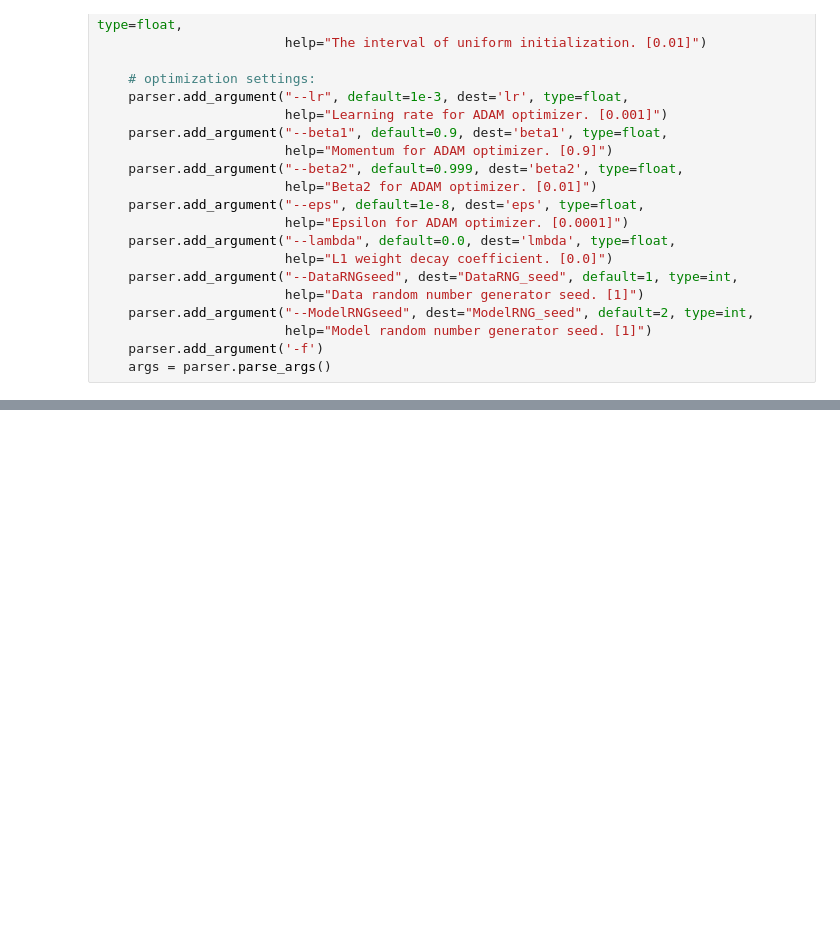
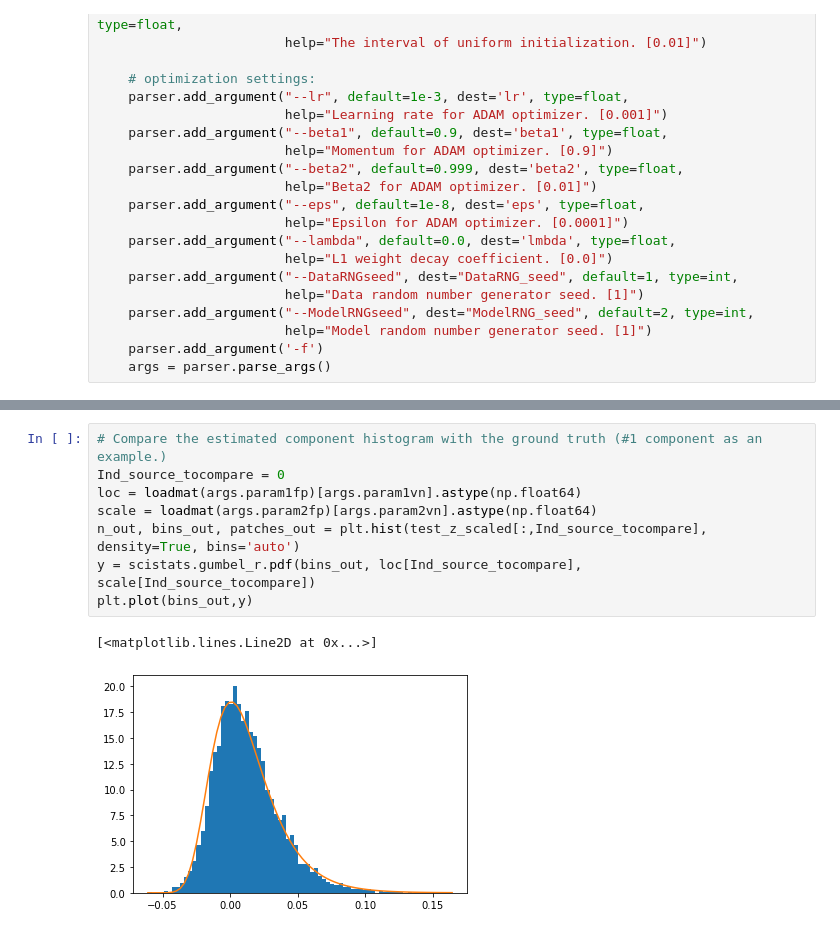
Before and after one commit to rjin1/NICE_Experiments_Notebook, a Jupyter notebook: NICE_Experiment_Main.ipynb, the cells around one changed output, grey strips where cells are left out. Saved outputs shown, nothing was run; the diff lists cells and outputs as text; blank space fills up the shorter version.

```diff
--- a/NICE_Experiment_Main.ipynb
+++ b/NICE_Experiment_Main.ipynb
@@ -926,0 +920,11 @@ Streaming output truncated to the last 5000 lines.
+# %%
+# Compare the estimated component histogram with the ground truth (#1 component as an example.)
+Ind_source_tocompare = 0
+loc = loadmat(args.param1fp)[args.param1vn].astype(np.float64)
+scale = loadmat(args.param2fp)[args.param2vn].astype(np.float64)
+n_out, bins_out, patches_out = plt.hist(test_z_scaled[:,Ind_source_tocompare], density=True, bins='auto')
+y = scistats.gumbel_r.pdf(bins_out, loc[Ind_source_tocompare], scale[Ind_source_tocompare])
+plt.plot(bins_out,y)
+# %% [output]
+[<matplotlib.lines.Line2D at 0x...>]
+[figure, added]
```
Also changed, not shown: parts of 4 cells of this notebook.
